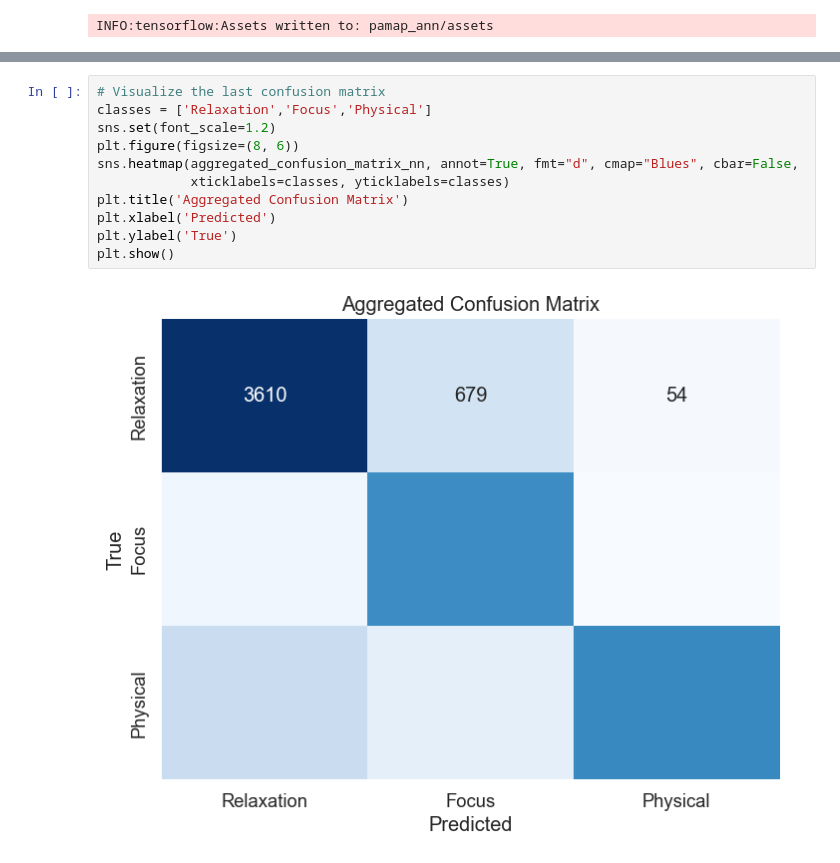
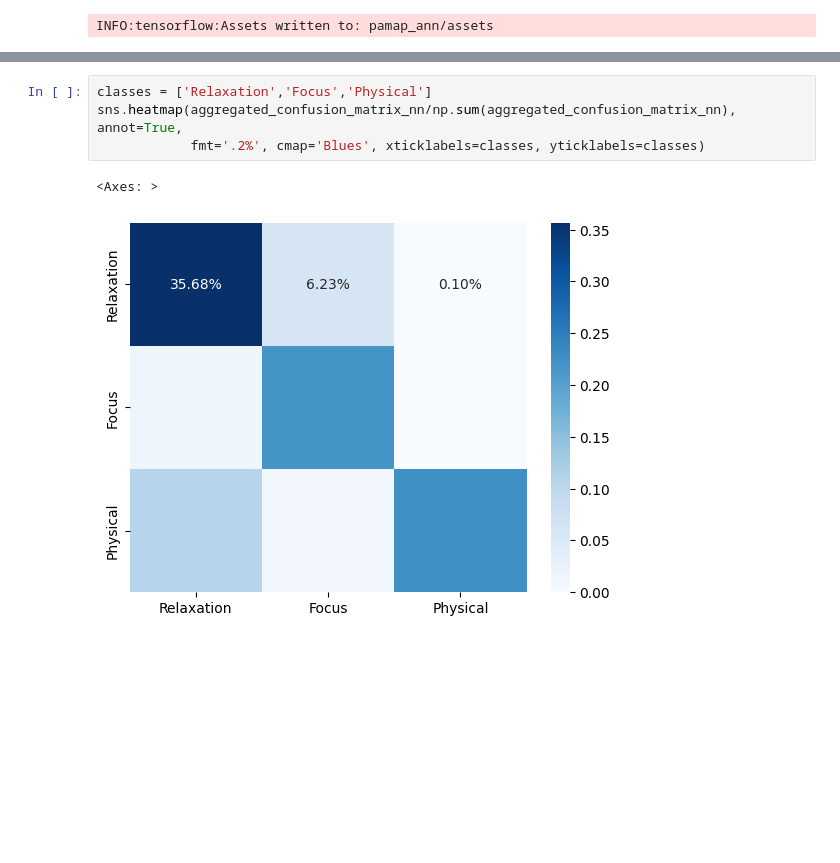
Before and after one commit to cayasryan/AI-201-Final-Project, a Jupyter notebook: modeling/pamap_activity_classifier/pamap_classifyv3_final.ipynb, the cells around one changed output, grey strips where cells are left out. Cells and saved outputs as stored; diff of their text form; blank space fills up the shorter version.

```diff
--- a/modeling/pamap_activity_classifier/pamap_classifyv3_final.ipynb
+++ b/modeling/pamap_activity_classifier/pamap_classifyv3_final.ipynb
@@ -320,13 +328,7 @@ array([[3610,  679,   54],
-# %%
-# Visualize the last confusion matrix
-classes = ['Relaxation','Focus','Physical']
-sns.set(font_scale=1.2)
-plt.figure(figsize=(8, 6))
-sns.heatmap(aggregated_confusion_matrix_nn, annot=True, fmt="d", cmap="Blues", cbar=False,
-            xticklabels=classes, yticklabels=classes)
-plt.title('Aggregated Confusion Matrix')
-plt.xlabel('Predicted')
-plt.ylabel('True')
-plt.show()
-# %% [output]
-[figure, removed]
+# %%
+classes = ['Relaxation','Focus','Physical']
+sns.heatmap(aggregated_confusion_matrix_nn/np.sum(aggregated_confusion_matrix_nn), annot=True,
+            fmt='.2%', cmap='Blues', xticklabels=classes, yticklabels=classes)
+# %% [output]
+<Axes: >
+[figure, added]
```
Also changed, not shown: parts of 7 cells of this notebook, 2 other files.
